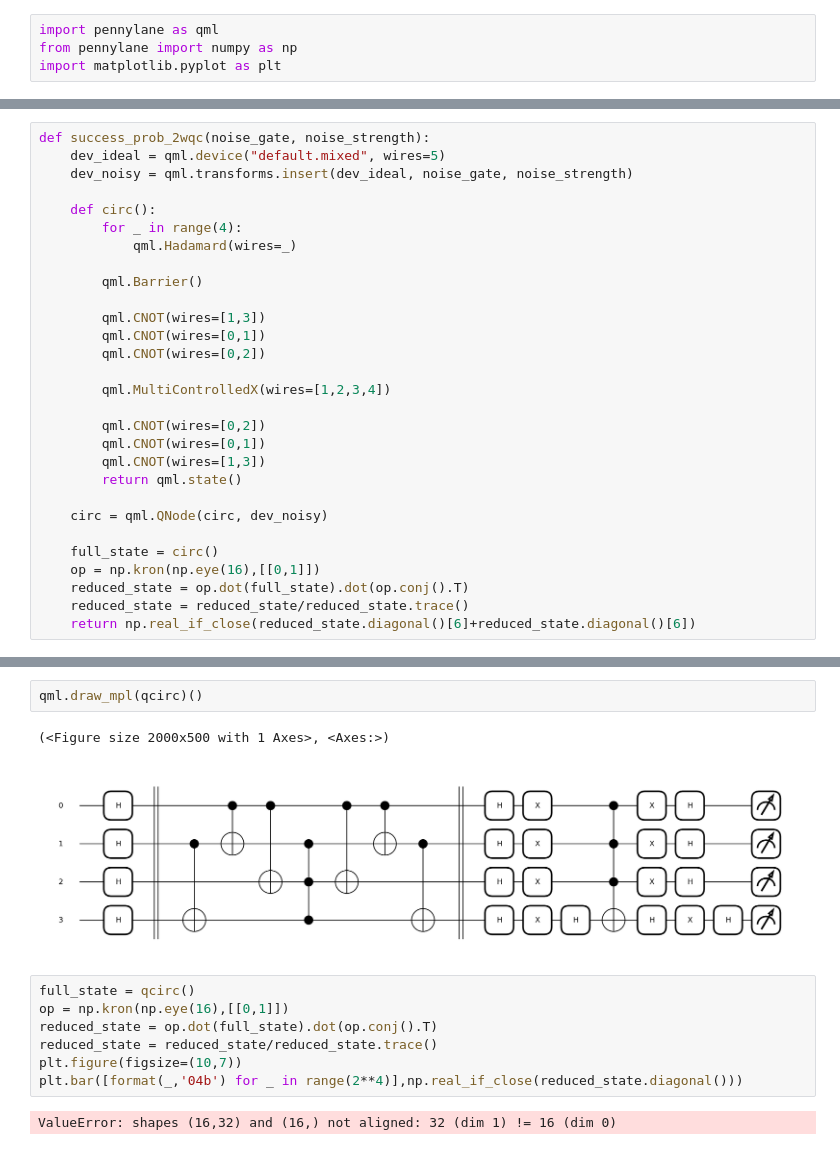
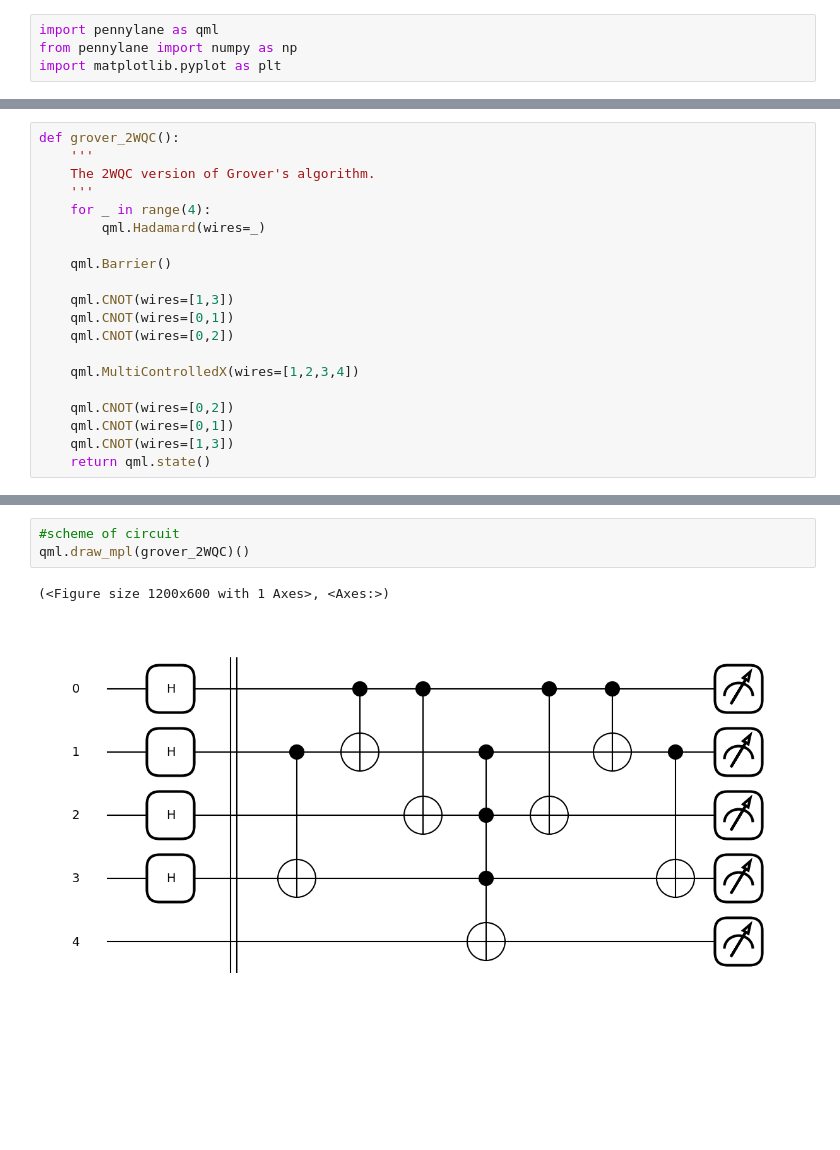
Before and after one commit to gczelusta/2WQC, a Jupyter notebook: Grover.ipynb, the cells around one changed output, grey strips where cells are left out. Drawn from its saved outputs; the diff is of its cells as text; blank space fills up the shorter version.

```diff
--- a/Grover.ipynb
+++ b/Grover.ipynb
@@ -98,29 +61,20 @@ plt.bar([format(_,'04b') for _ in range(2**4)],circ())
 # %%
-def success_prob_2wqc(noise_gate, noise_strength):
-    dev_ideal = qml.device("default.mixed", wires=5)
-    dev_noisy = qml.transforms.insert(dev_ideal, noise_gate, noise_strength)
+def grover_2WQC():
+    '''
+    The 2WQC version of Grover's algorithm.
+    '''
+    for _ in range(4):
+        qml.Hadamard(wires=_)
 
-    def circ():
-        for _ in range(4):
-            qml.Hadamard(wires=_)
+    qml.Barrier()
 
-        qml.Barrier()
+    qml.CNOT(wires=[1,3])
+    qml.CNOT(wires=[0,1])
+    qml.CNOT(wires=[0,2])
 
-        qml.CNOT(wires=[1,3])
-        qml.CNOT(wires=[0,1])
-        qml.CNOT(wires=[0,2])
+    qml.MultiControlledX(wires=[1,2,3,4])
 
-        qml.MultiControlledX(wires=[1,2,3,4])
-
-        qml.CNOT(wires=[0,2])
-        qml.CNOT(wires=[0,1])
-        qml.CNOT(wires=[1,3])
-        return qml.state()
-
-    circ = qml.QNode(circ, dev_noisy)
-
-    full_state = circ()
-    op = np.kron(np.eye(16),[[0,1]])
-    reduced_state = op.dot(full_state).dot(op.conj().T)
-    reduced_state = reduced_state/reduced_state.trace()
-    return np.real_if_close(reduced_state.diagonal()[6]+reduced_state.diagonal()[6])
+    qml.CNOT(wires=[0,2])
+    qml.CNOT(wires=[0,1])
+    qml.CNOT(wires=[1,3])
+    return qml.state()
@@ -182,14 +81,6 @@ dev_noisy = qml.transforms.insert(dev_ideal, noise_gate, noise_strength)
-# %%
-qml.draw_mpl(qcirc)()
-# %% [output]
-(<Figure size 2000x500 with 1 Axes>, <Axes:>)
-[figure, removed]
-# %%
-full_state = qcirc()
-op = np.kron(np.eye(16),[[0,1]])
-reduced_state = op.dot(full_state).dot(op.conj().T)
-reduced_state = reduced_state/reduced_state.trace()
-plt.figure(figsize=(10,7))
-plt.bar([format(_,'04b') for _ in range(2**4)],np.real_if_close(reduced_state.diagonal()))
-# %% [output]
-ValueError: shapes (16,32) and (16,) not aligned: 32 (dim 1) != 16 (dim 0)
+# %%
+#scheme of circuit
+qml.draw_mpl(grover_2WQC)()
+# %% [output]
+(<Figure size 1200x600 with 1 Axes>, <Axes:>)
+[figure, added]
```
Also changed, not shown: parts of 16 cells of this notebook.
